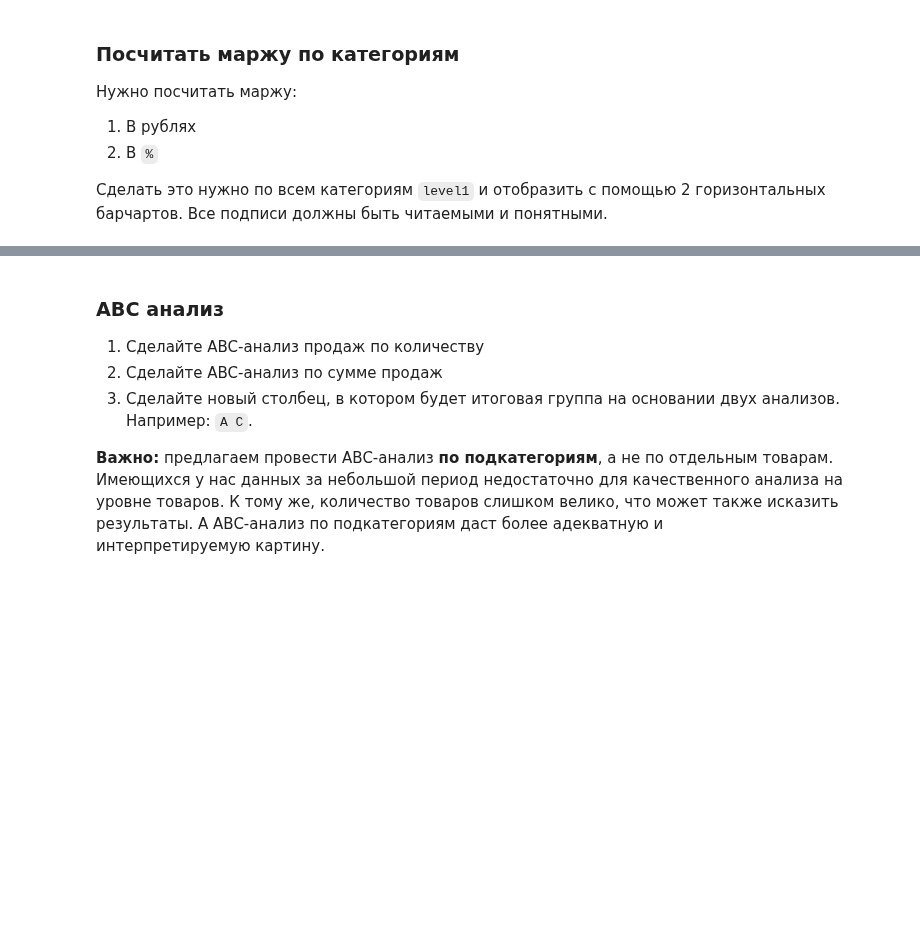
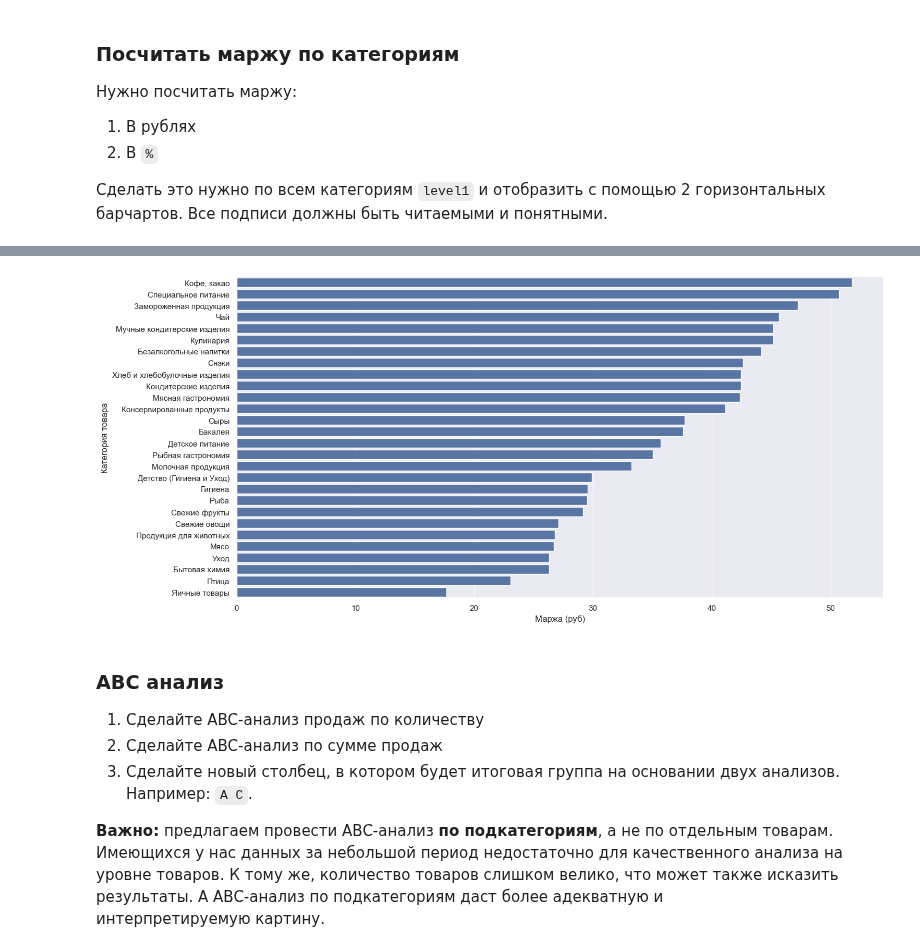
Before and after one commit to mishandri/Data-Analysis, a Jupyter notebook: 10. Итоговый проект Pandas/Решение.ipynb, the cells around one changed output, grey strips where cells are left out. Saved outputs shown, nothing was run; the diff lists cells and outputs as text; code cells hidden in the pictures; blank space fills up the shorter version.

```diff
--- a/10. Итоговый проект Pandas/Решение.ipynb
+++ b/10. Итоговый проект Pandas/Решение.ipynb
@@ -216,3 +251,10 @@ plt.show();
+# %%
+q5 = q5.sort_values('marginality', ascending=False)
+sns.set_theme(rc={'figure.figsize': (16, 8)})
+fig = sns.barplot(data=q5, x='marginality', y='level1', orient='h');
+fig.set(xlabel='Маржа (руб)', ylabel='Категория товара');
+# %% [output]
+[figure, added]
 # %% [markdown]
 ### ABC анализ
 
```
Also changed, not shown: parts of 3 cells of this notebook.
